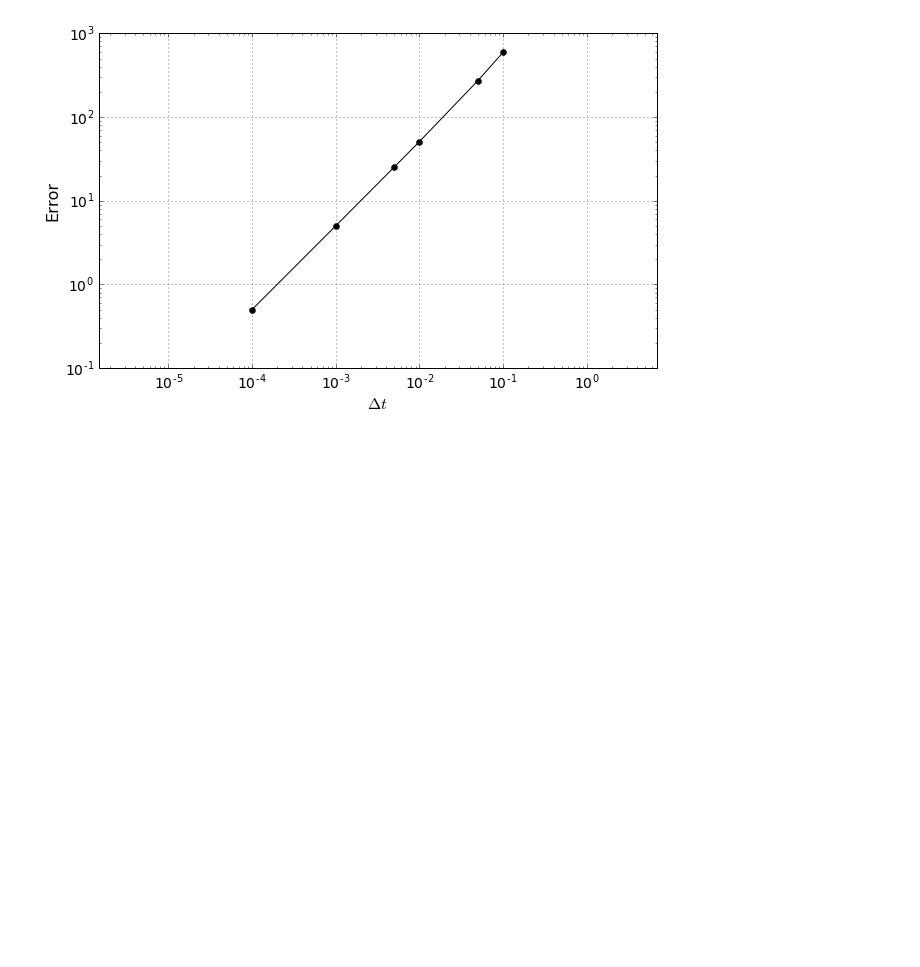
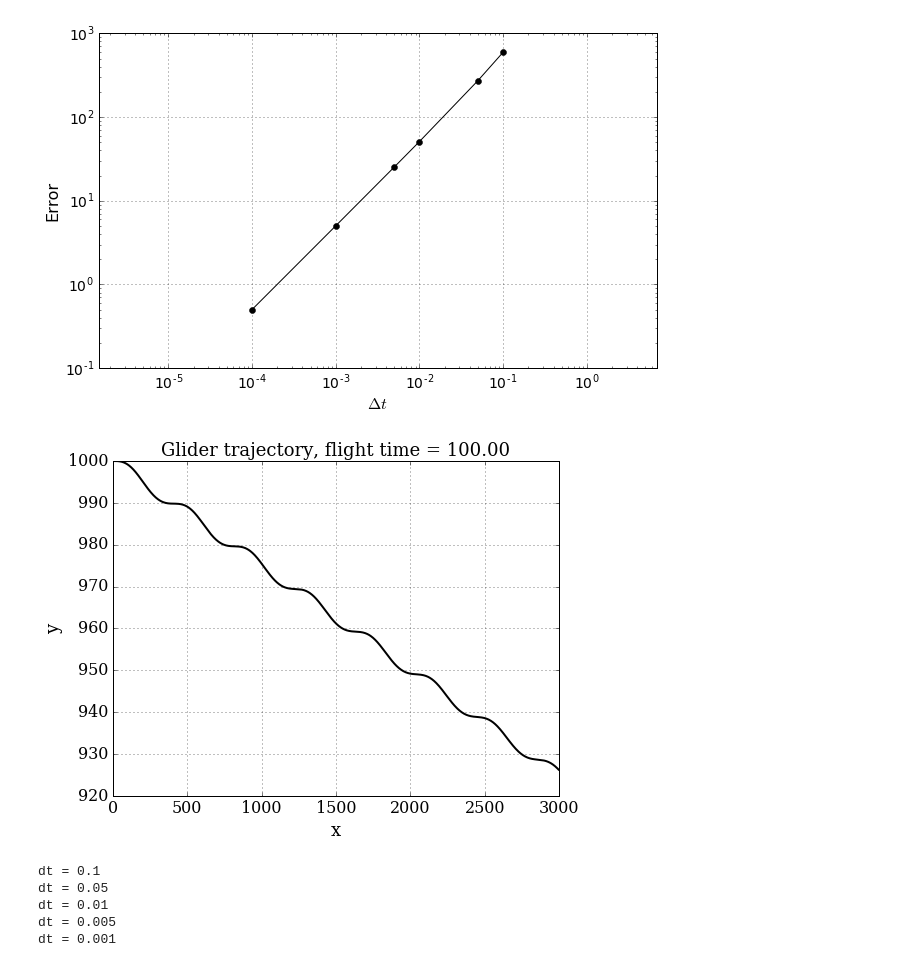
Before and after one commit to maxphile/numerical-mooc, a Jupyter notebook: lessons/01_phugoid/phugoid_code.ipynb, the cells around one changed output. Drawn from its saved outputs; the diff is of its cells as text; code cells hidden in the pictures; blank space fills up the shorter version.

```diff
--- a/lessons/01_phugoid/phugoid_code.ipynb
+++ b/lessons/01_phugoid/phugoid_code.ipynb
@@ -270,0 +306,47 @@ rcParams['font.size'] = 16
+# %%
+def euler_step(u, f, dt):
+    """Returns the solution at the next time-step using Euler's method.
+
+    Parameters
+    ----------
+    u : array of float
+        solution at the previous time-step.
+    f : function
+        function to compute the right hand-side of the system of equations.
+    dt : float
+        time-increment.
+
+    Returns
+    -------
+    u_n_plus_1 : array of float
+        approximate solution at the next time step.
+    """
+
+    return u + dt * f(u)
+# %%
+T = 100                          # final time
+dt = 0.1                           # time increment
+N = int(T/dt) + 1                  # number of time-steps
+
+# initialize the array containing the solution for each time-step
+u = numpy.empty((N, 4))
+u[0] = numpy.array([v0, theta0, x0, y0])# fill 1st element with initial values
+
+# time loop - Euler method
+for n in range(N-1):
+
+    u[n+1] = euler_step(u[n], f, dt)
+# %%
+# get the glider's position with respect to the time
+x = u[:,2]
+y = u[:,3]
+# %%
+# visualization of the path
+pyplot.figure(figsize=(8,6))
+pyplot.grid(True)
+pyplot.xlabel(r'x', fontsize=18)
+pyplot.ylabel(r'y', fontsize=18)
+pyplot.title('Glider trajectory, flight time = %.2f' % T, fontsize=18)
+pyplot.plot(x,y, 'k-', lw=2);
+# %% [output]
+[figure, added]
@@ -270,0 +401,15 @@ rcParams['font.size'] = 16
+# %%
+# compute difference between one grid solution and the finest one
+diffgrid = numpy.empty_like(dt_values)
+
+for i, dt in enumerate(dt_values):
+    print('dt = {}'.format(dt))
+
+    ### call the function get_diffgrid() ###
+    diffgrid[i] = get_diffgrid(u_values[i], u_values[-1], dt)
+# %% [output]
+dt = 0.1
+dt = 0.05
+dt = 0.01
+dt = 0.005
+dt = 0.001
```
Also changed, not shown: parts of 8 cells of this notebook.
